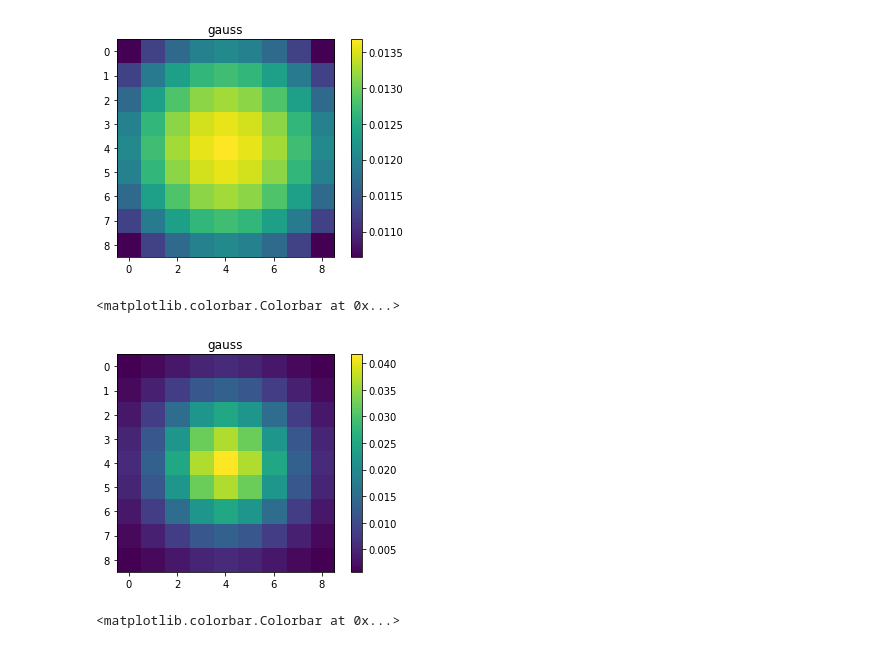
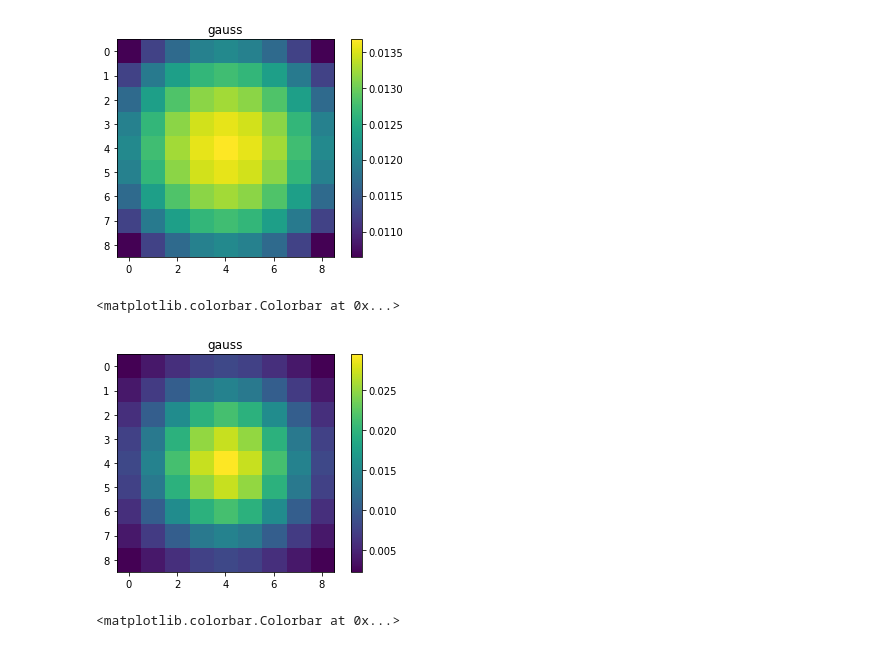
Before and after one commit to Biophotonics-COMI/flimview, a Jupyter notebook: notebooks/kernels.ipynb, the cells around one changed output. Saved outputs shown, nothing was run; the diff lists cells and outputs as text; code cells hidden in the pictures.

```diff
--- a/notebooks/kernels.ipynb
+++ b/notebooks/kernels.ipynb
@@ -33,13 +44,13 @@ plt.colorbar()
 [figure]
 # %%
 # gauss, kernels
-k4 = flim.getKernel(bin=bbin, kernel='gauss', sigma=2)
+k4 = flim.getKernel(bin=bbin, kernel='gauss', sigma=2.5)
 plt.imshow(k4)
 plt.title('gauss')
 plt.colorbar()
 # %% [output]
 <matplotlib.colorbar.Colorbar at 0x...>
-[figure, old version]
+[figure, new version]
 # %%
 # airy disk
 k5 = flim.getKernel(bin=bbin, kernel='airy')
```
Also changed, not shown: parts of 8 cells of this notebook, 7 other files.
